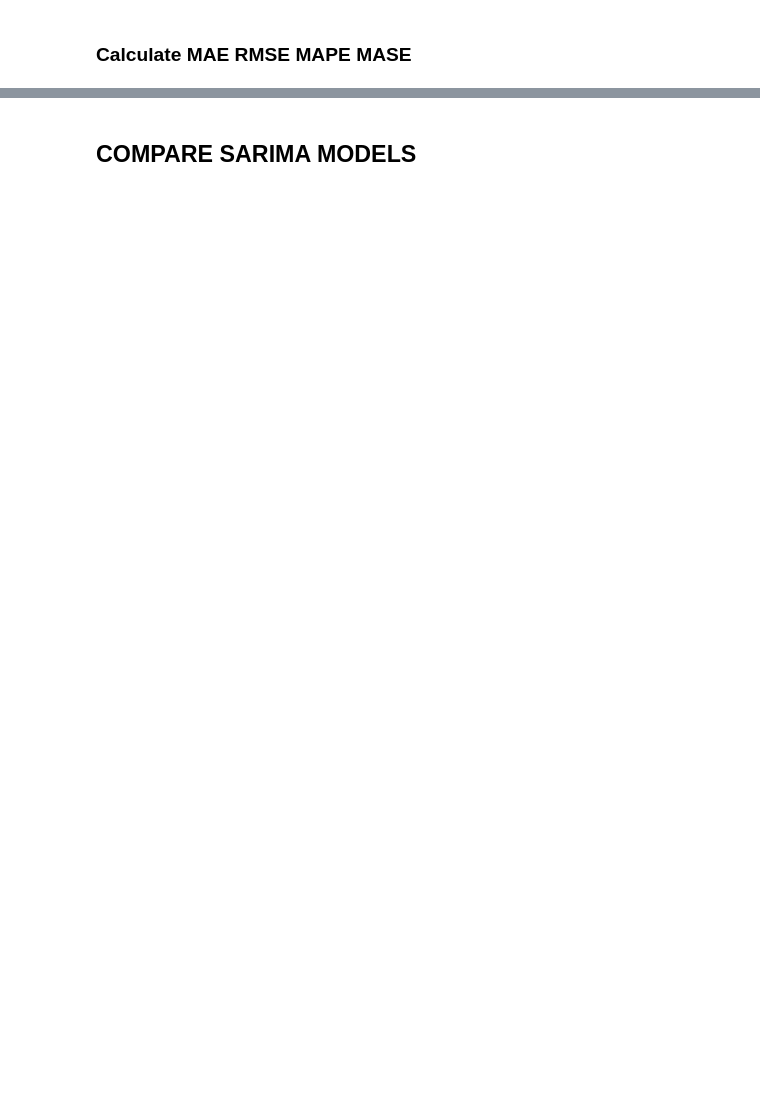
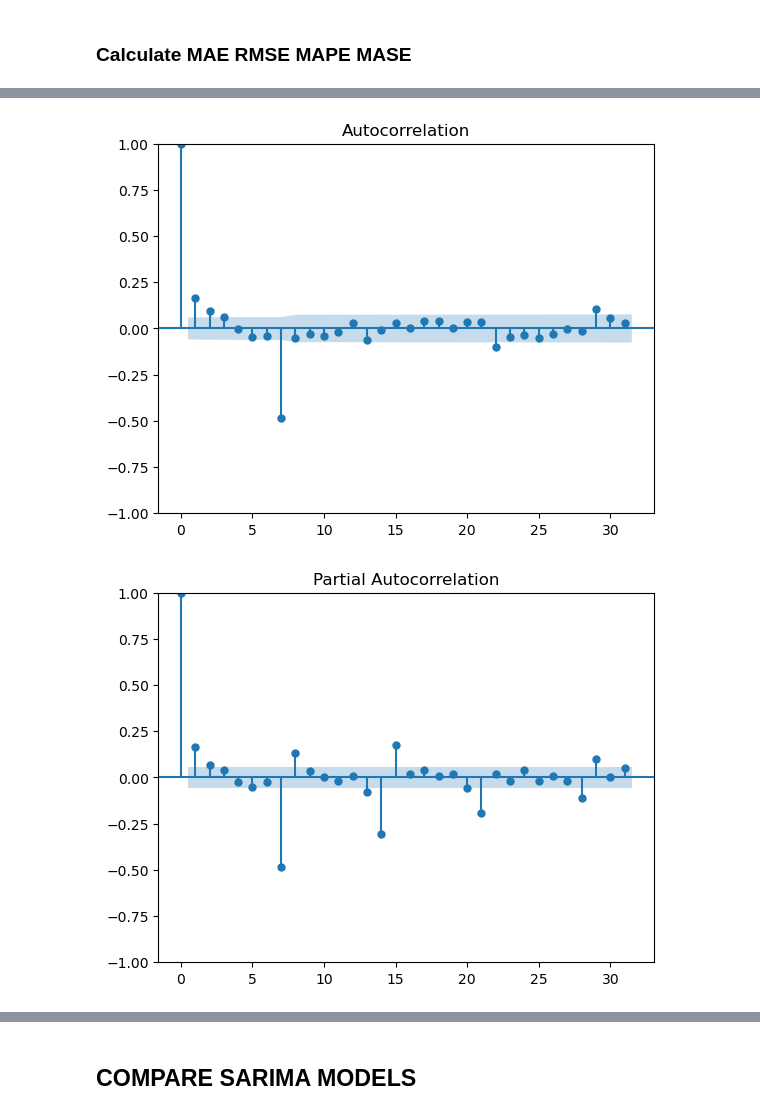
Before and after one commit to Hajar0Ahmed/Time-Series-Crime-Forecasting-Minneapolis, a Jupyter notebook: notebooks/sarima_analysis.ipynb, the cells around one changed output, grey strips where cells are left out. Drawn from its saved outputs; the diff is of its cells as text; code cells hidden in the pictures; blank space fills up the shorter version.

```diff
--- a/notebooks/sarima_analysis.ipynb
+++ b/notebooks/sarima_analysis.ipynb
@@ -333,0 +490,11 @@ plt.show()
+# %%
+#DIFFERENCE
+train2s1= train2
+train2s1['Crime_Count']=train2['Crime_Count'] - train2['Crime_Count'].shift(7)
+train2s1=train2s1.dropna()
+
+plot_pacf(train2s1.Crime_Count)
+plot_acf(train2s1.Crime_Count)
+# %% [output]
+[figure, added]
+[figure, added]
```
Also changed, not shown: parts of 78 cells of this notebook.
